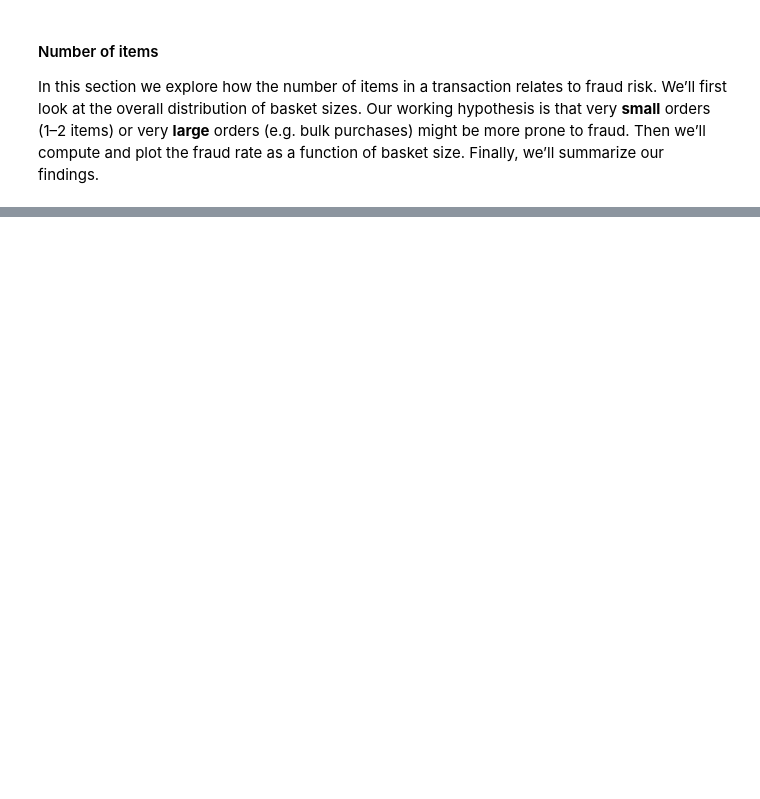
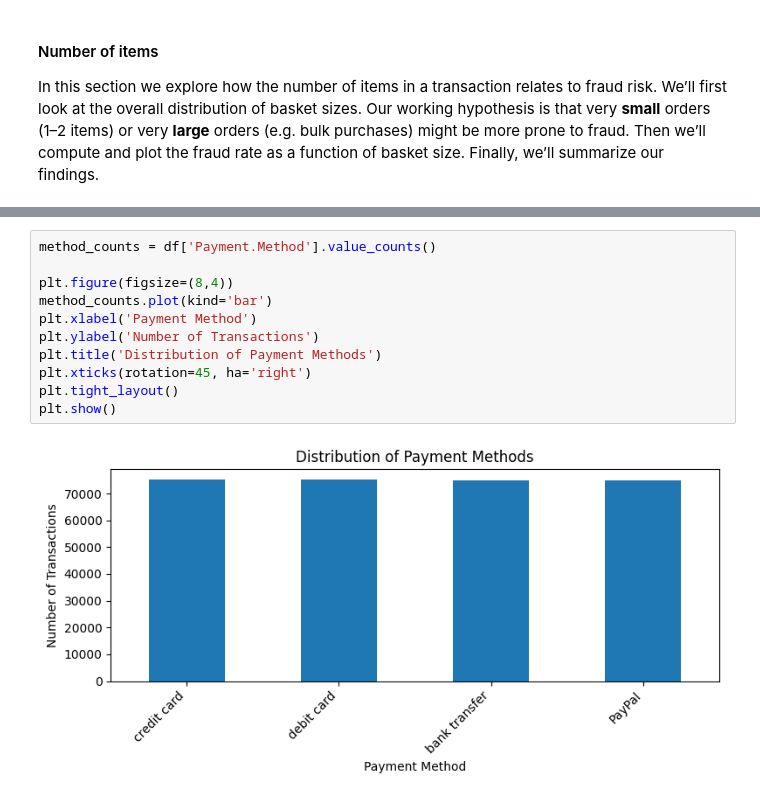
Before and after one commit to joaopcastro710/Proj_AI, a Jupyter notebook: Project 2/Proj2.ipynb, the cells around one changed output, grey strips where cells are left out. Drawn from its saved outputs; the diff is of its cells as text; blank space fills up the shorter version.

```diff
--- a/Project 2/Proj2.ipynb
+++ b/Project 2/Proj2.ipynb
@@ -330,0 +387,13 @@ plt.show()
+# %%
+method_counts = df['Payment.Method'].value_counts()
+
+plt.figure(figsize=(8,4))
+method_counts.plot(kind='bar')
+plt.xlabel('Payment Method')
+plt.ylabel('Number of Transactions')
+plt.title('Distribution of Payment Methods')
+plt.xticks(rotation=45, ha='right')
+plt.tight_layout()
+plt.show()
+# %% [output]
+[figure, added]
```
Also changed, not shown: parts of 37 cells of this notebook.
